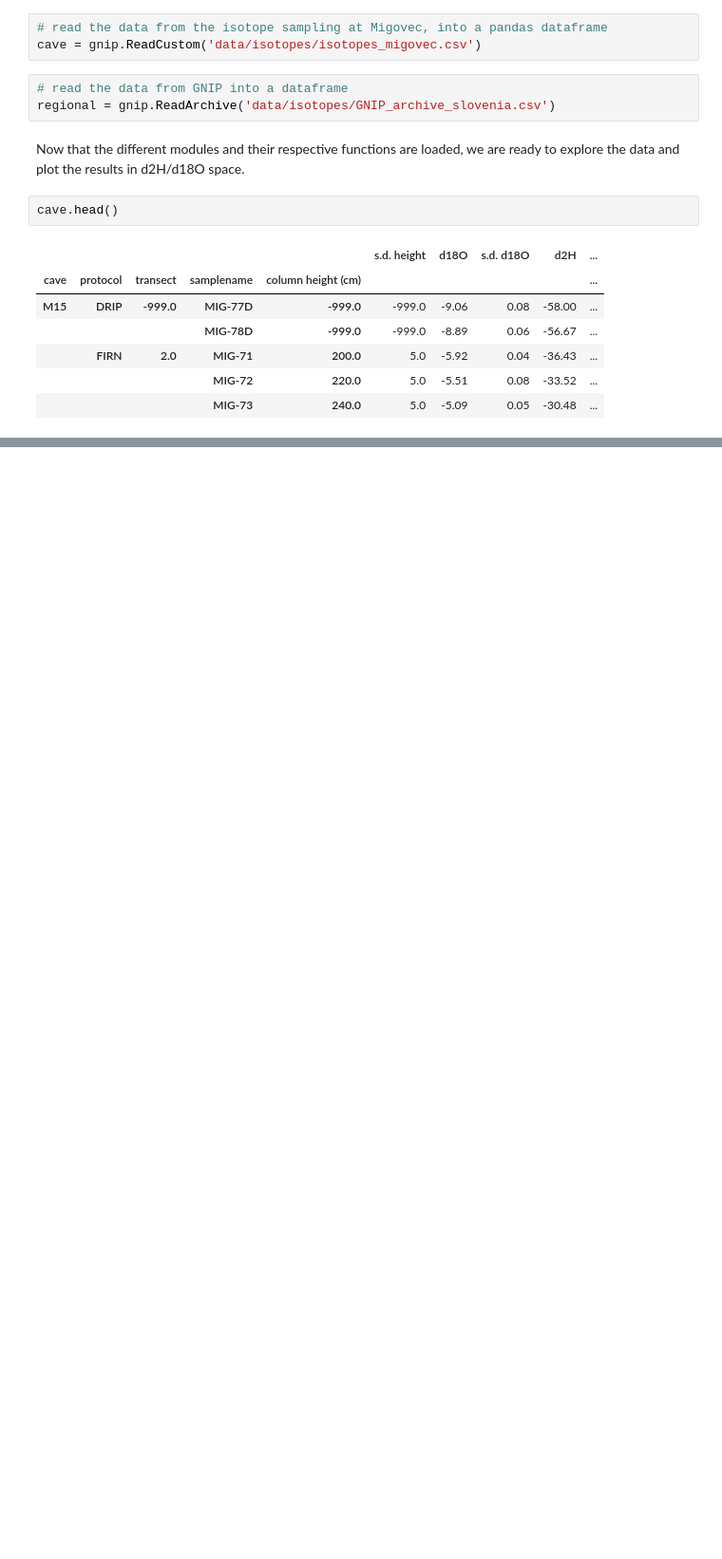
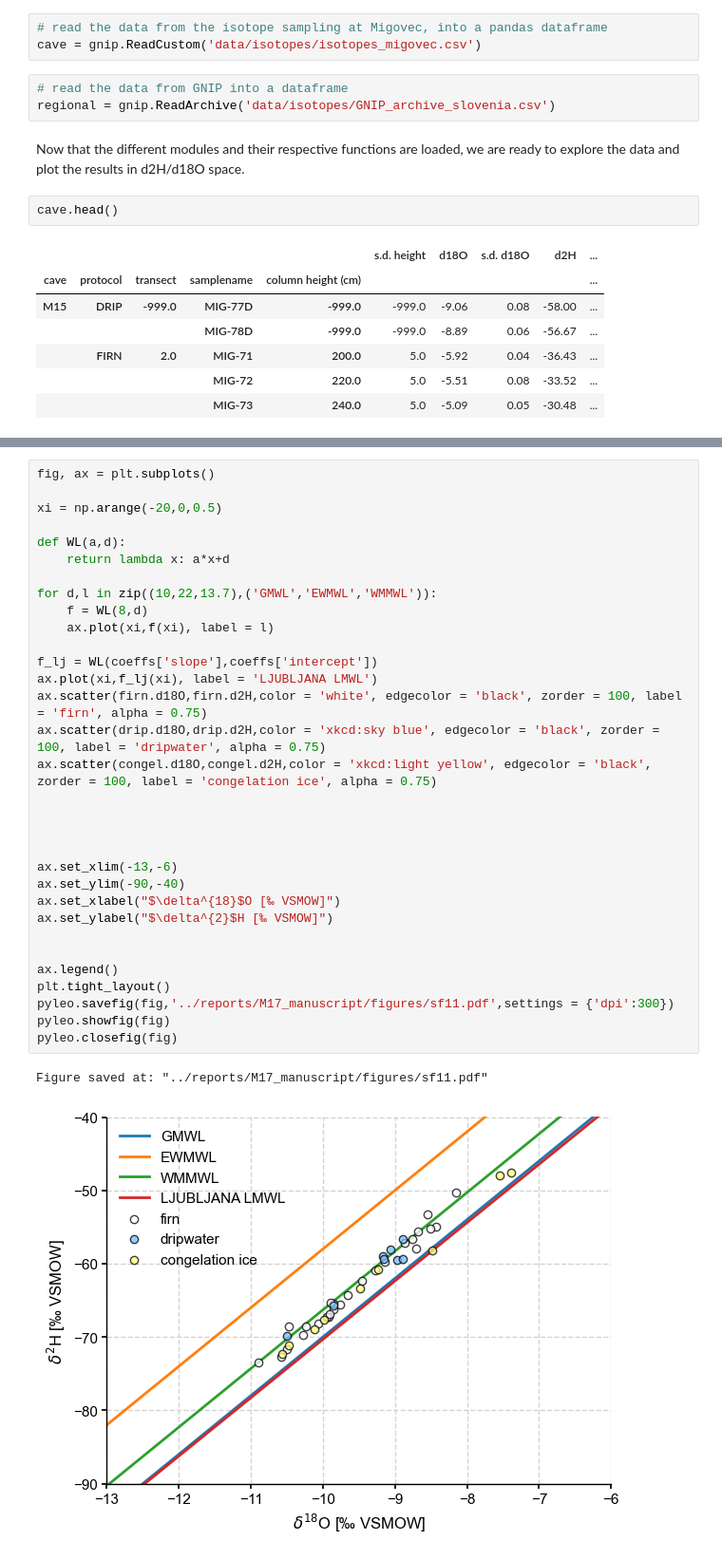
Before and after one commit to tr1813/ice-accummulation-M17, a Jupyter notebook: notebooks/isotopic_plots.ipynb, the cells around one changed output, grey strips where cells are left out. Shown: that part at 95% size. Cells and saved outputs as stored; diff of their text form; blank space fills up the shorter version.

```diff
--- a/notebooks/isotopic_plots.ipynb
+++ b/notebooks/isotopic_plots.ipynb
@@ -76,0 +142,35 @@ plt.show()
+# %%
+fig, ax = plt.subplots()
+
+xi = np.arange(-20,0,0.5)
+
+def WL(a,d):
+    return lambda x: a*x+d
+
+for d,l in zip((10,22,13.7),('GMWL','EWMWL','WMMWL')):
+    f = WL(8,d)
+    ax.plot(xi,f(xi), label = l)
+
+f_lj = WL(coeffs['slope'],coeffs['intercept'])
+ax.plot(xi,f_lj(xi), label = 'LJUBLJANA LMWL')
+ax.scatter(firn.d18O,firn.d2H,color = 'white', edgecolor = 'black', zorder = 100, label = 'firn', alpha = 0.75)
+ax.scatter(drip.d18O,drip.d2H,color = 'xkcd:sky blue', edgecolor = 'black', zorder = 100, label = 'dripwater', alpha = 0.75)
+ax.scatter(congel.d18O,congel.d2H,color = 'xkcd:light yellow', edgecolor = 'black', zorder = 100, label = 'congelation ice', alpha = 0.75)
+
+
+
+
+ax.set_xlim(-13,-6)
+ax.set_ylim(-90,-40)
+ax.set_xlabel("$\delta^{18}$O [‰ VSMOW]")
+ax.set_ylabel("$\delta^{2}$H [‰ VSMOW]")
+
+
+ax.legend()
+plt.tight_layout()
+pyleo.savefig(fig,'../reports/M17_manuscript/figures/sf11.pdf',settings = {'dpi':300})
+pyleo.showfig(fig)
+pyleo.closefig(fig)
+# %% [output]
+Figure saved at: "../reports/M17_manuscript/figures/sf11.pdf"
+[figure, added]
```
Also changed, not shown: parts of 24 cells of this notebook, 28 other files.
